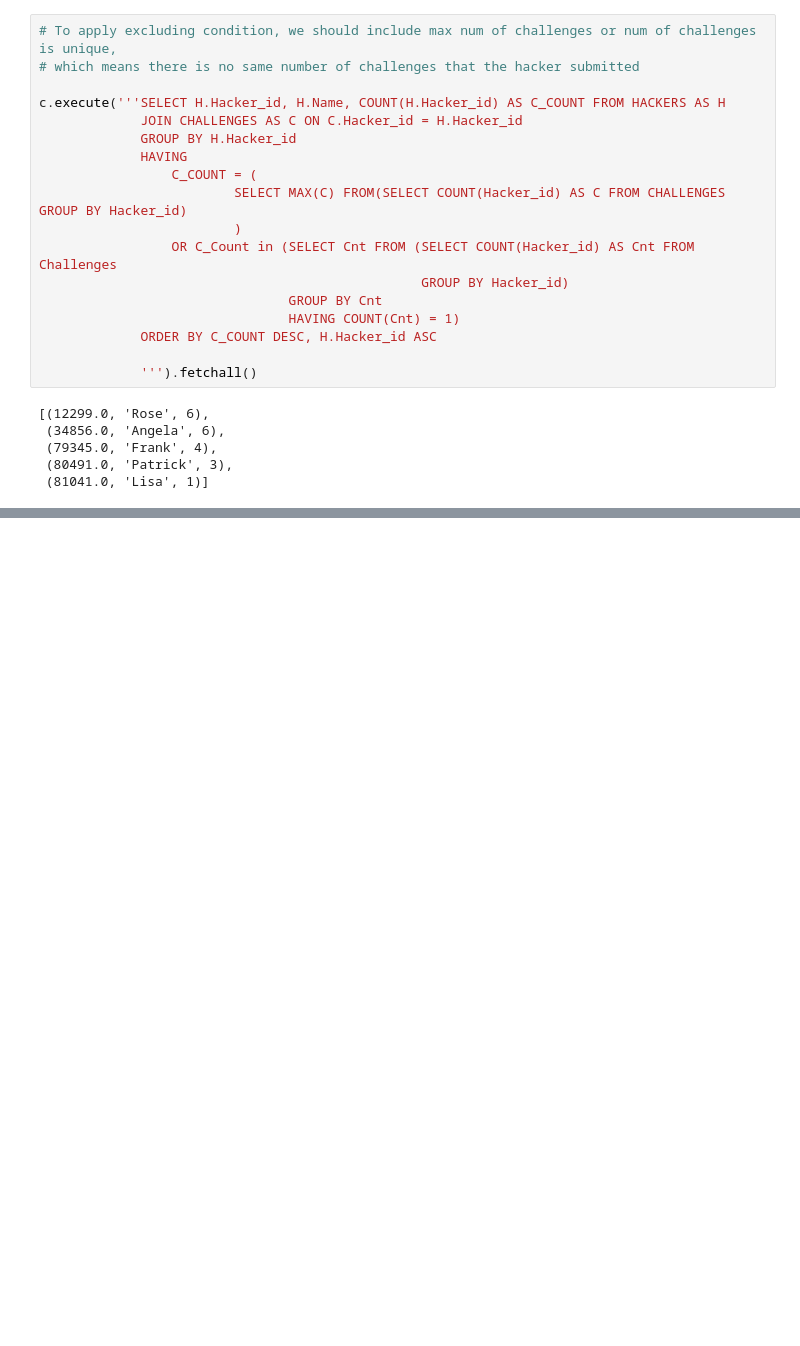
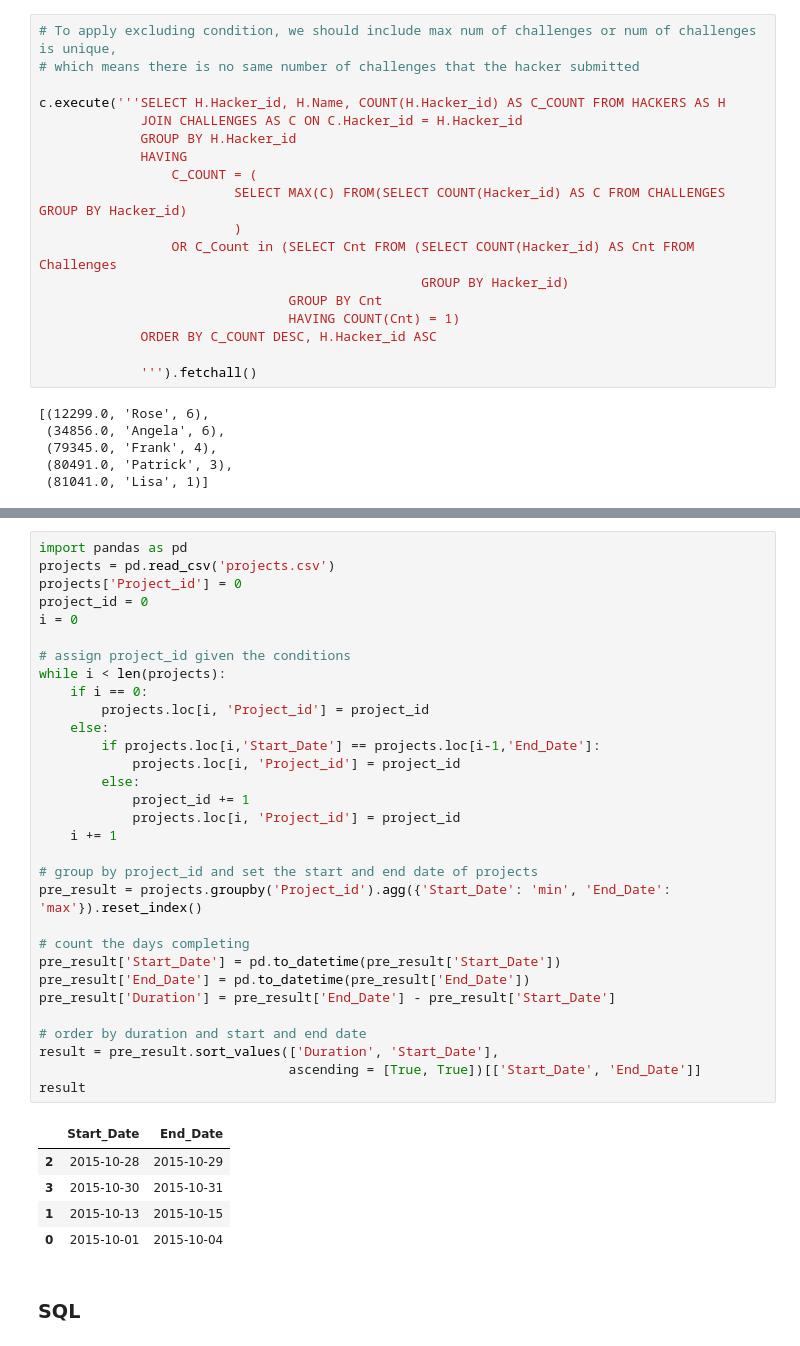
Before and after one commit to espseongsm/HackerRankSQLSolutions, a Jupyter notebook: SolutionsForHackerRankSQL.ipynb, the cells around one changed output, grey strips where cells are left out. Drawn from its saved outputs; the diff is of its cells as text; blank space fills up the shorter version.

```diff
--- a/SolutionsForHackerRankSQL.ipynb
+++ b/SolutionsForHackerRankSQL.ipynb
@@ -848,0 +916,39 @@ c.execute('''SELECT H.Hacker_id, H.Name, COUNT(H.Hacker_id) AS C_COUNT FROM HACK
+# %%
+import pandas as pd
+projects = pd.read_csv('projects.csv')
+projects['Project_id'] = 0
+project_id = 0
+i = 0
+
+# assign project_id given the conditions
+while i < len(projects):
+    if i == 0:
+        projects.loc[i, 'Project_id'] = project_id
+    else:
+        if projects.loc[i,'Start_Date'] == projects.loc[i-1,'End_Date']:
+            projects.loc[i, 'Project_id'] = project_id
+        else:
+            project_id += 1
+            projects.loc[i, 'Project_id'] = project_id
+    i += 1
+
+# group by project_id and set the start and end date of projects
+pre_result = projects.groupby('Project_id').agg({'Start_Date': 'min', 'End_Date': 'max'}).reset_index()
+
+# count the days completing
+pre_result['Start_Date'] = pd.to_datetime(pre_result['Start_Date'])
+pre_result['End_Date'] = pd.to_datetime(pre_result['End_Date'])
+pre_result['Duration'] = pre_result['End_Date'] - pre_result['Start_Date']
+
+# order by duration and start and end date
+result = pre_result.sort_values(['Duration', 'Start_Date'],
+                                ascending = [True, True])[['Start_Date', 'End_Date']]
+result
+# %% [output]
+|  | Start_Date | End_Date |
+| 2 | 2015-10-28 | 2015-10-29 |
+| 3 | 2015-10-30 | 2015-10-31 |
+| 1 | 2015-10-13 | 2015-10-15 |
+| 0 | 2015-10-01 | 2015-10-04 |
+# %% [markdown]
+### SQL
```
Also changed, not shown: parts of 9 cells of this notebook, 7 other files.
